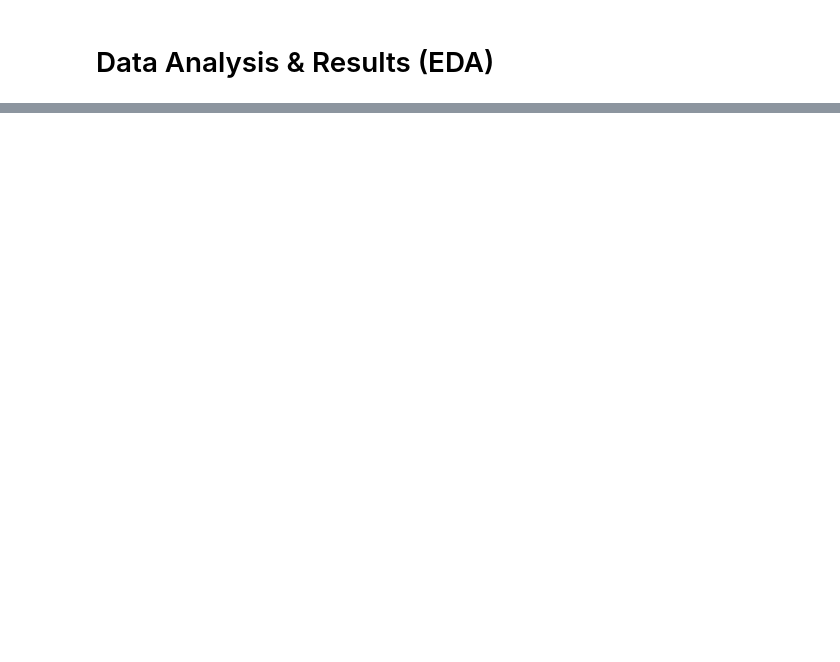
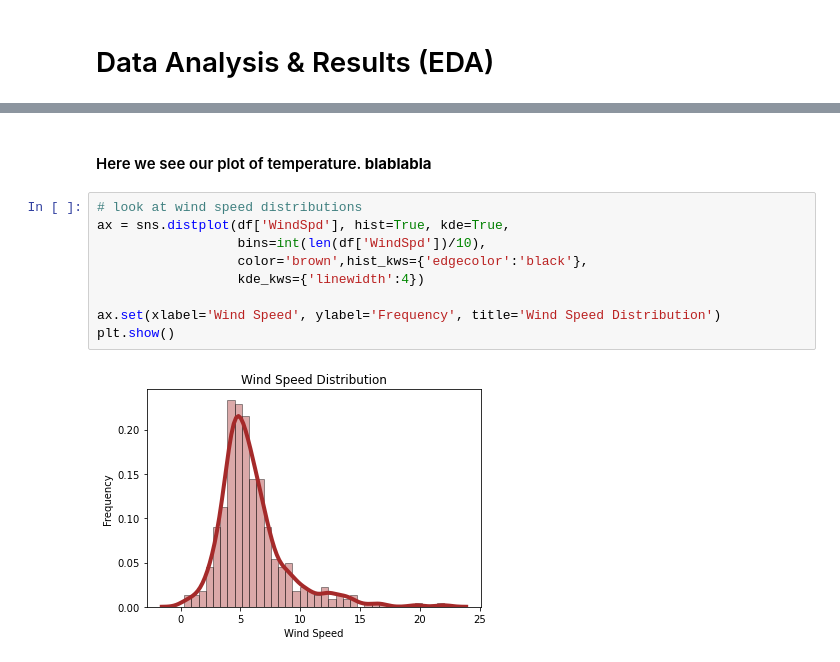
Before and after one commit to vikizzz/Analysis-on-the-Scale-of-Wildfire-Incident-in-California, a Jupyter notebook: EDACheckpoint_group010.ipynb, the cells around one changed output, grey strips where cells are left out. Saved outputs shown, nothing was run; the diff lists cells and outputs as text; blank space fills up the shorter version.

```diff
--- a/EDACheckpoint_group010.ipynb
+++ b/EDACheckpoint_group010.ipynb
@@ -506,0 +362,13 @@ plt.show()
+# %% [markdown]
+#### Here we see our plot of temperature. **blablabla**
+# %%
+# look at wind speed distributions
+ax = sns.distplot(df['WindSpd'], hist=True, kde=True,
+                  bins=int(len(df['WindSpd'])/10),
+                  color='brown',hist_kws={'edgecolor':'black'},
+                  kde_kws={'linewidth':4})
+
+ax.set(xlabel='Wind Speed', ylabel='Frequency', title='Wind Speed Distribution')
+plt.show()
+# %% [output]
+[figure, added]
```
Also changed, not shown: parts of 49 cells of this notebook.
